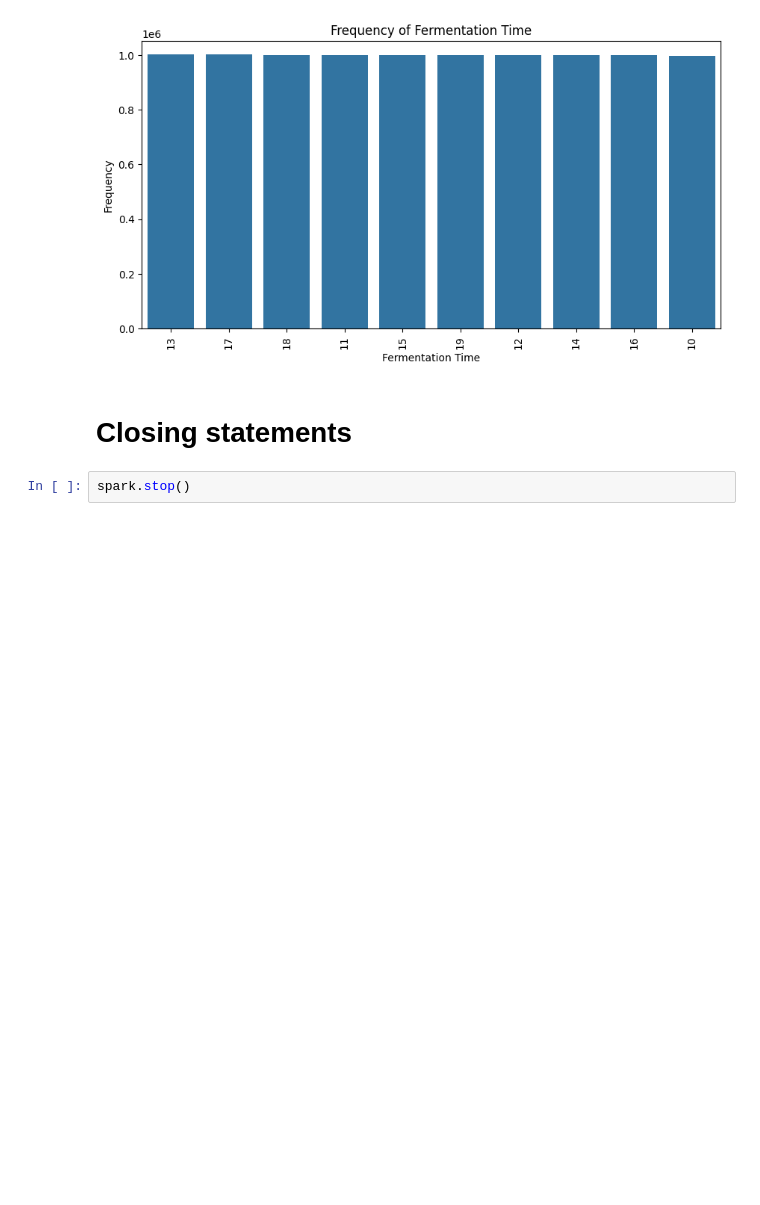
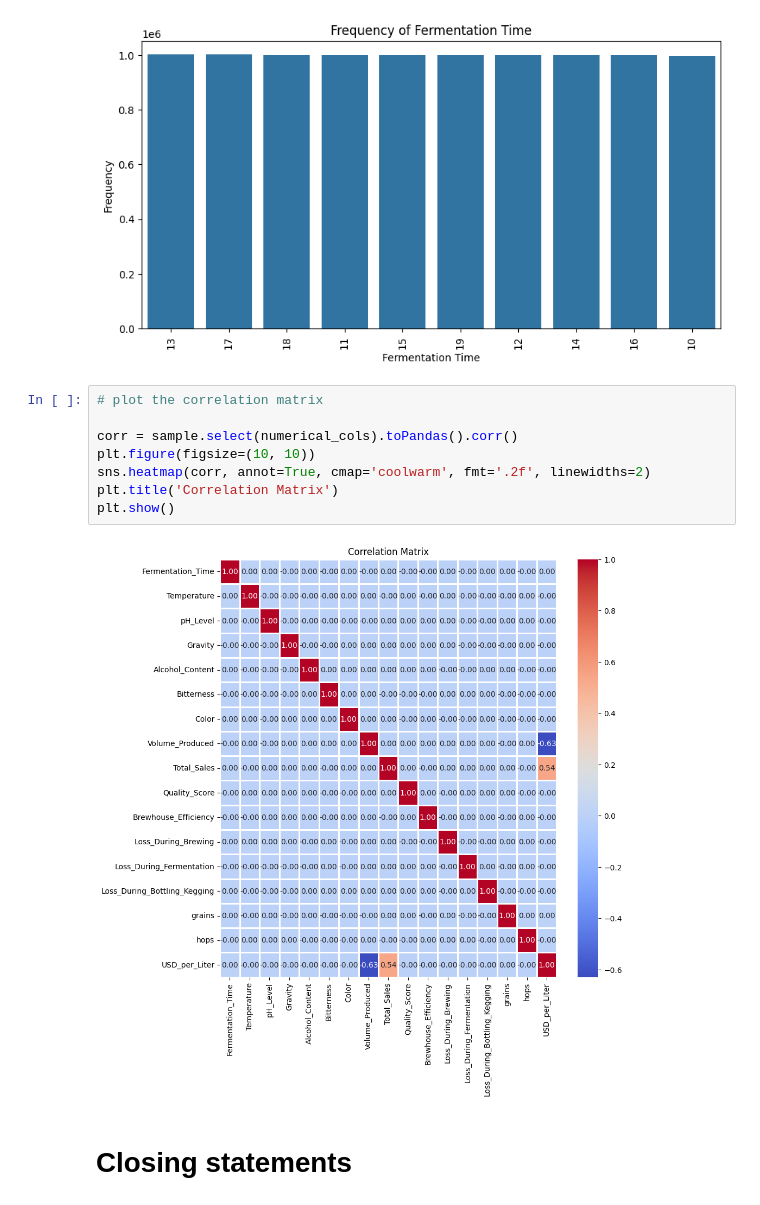
Before and after one commit to VincenzoRocchi/DDAM, a Jupyter notebook: code/Brewery.ipynb, the cells around one changed output. Saved outputs shown, nothing was run; the diff lists cells and outputs as text; blank space fills up the shorter version.

```diff
--- a/code/Brewery.ipynb
+++ b/code/Brewery.ipynb
@@ -223,7 +241,15 @@ plt.xticks(rotation=90)
 plt.show()
 # %% [output]
 [figure]
+# %%
+# plot the correlation matrix
+
+corr = sample.select(numerical_cols).toPandas().corr()
+plt.figure(figsize=(10, 10))
+sns.heatmap(corr, annot=True, cmap='coolwarm', fmt='.2f', linewidths=2)
+plt.title('Correlation Matrix')
+plt.show()
+# %% [output]
+[figure, added]
 # %% [markdown]
 # Closing statements
-# %%
-spark.stop()
```
Also changed, not shown: parts of 16 cells of this notebook.
